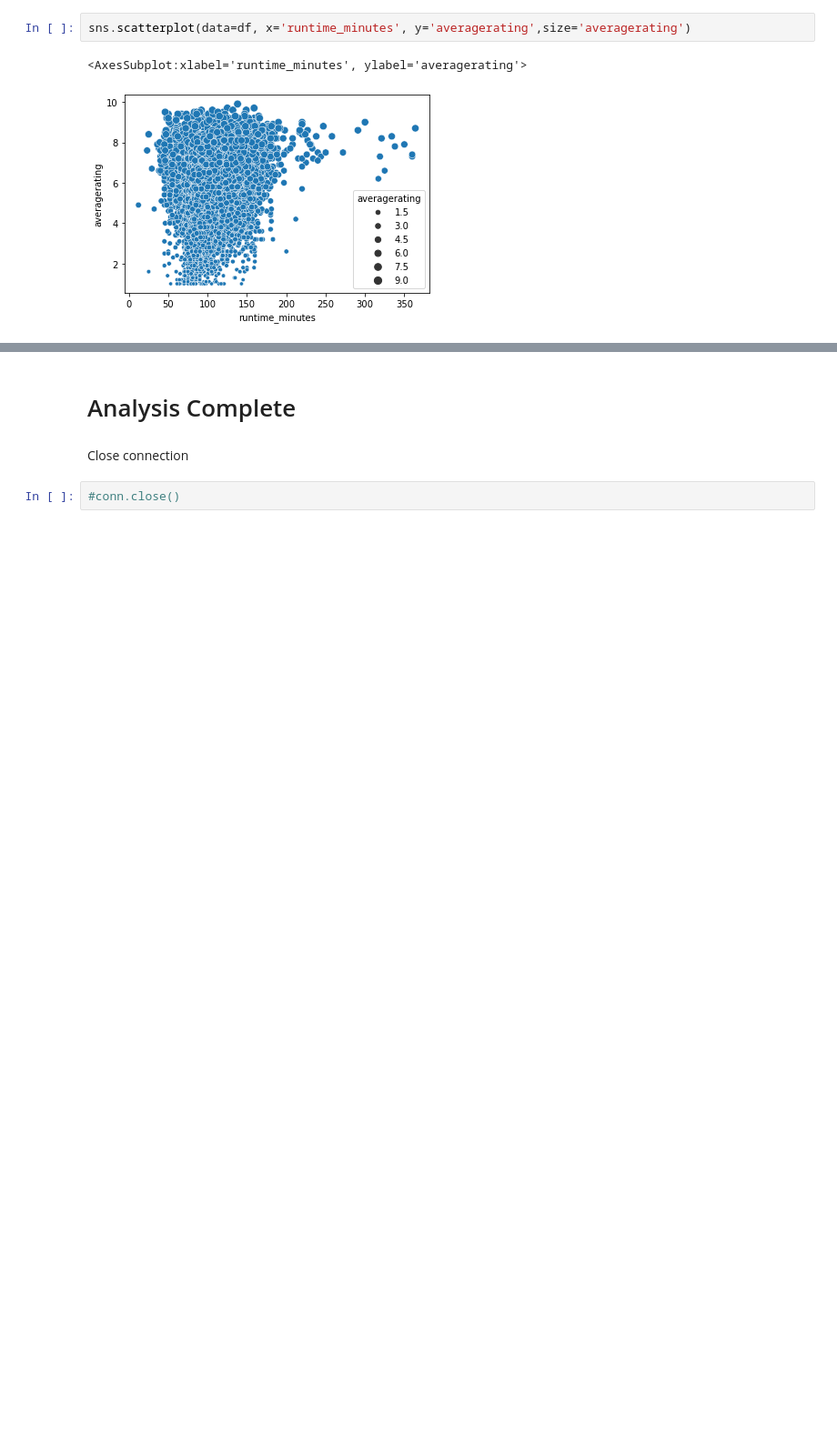
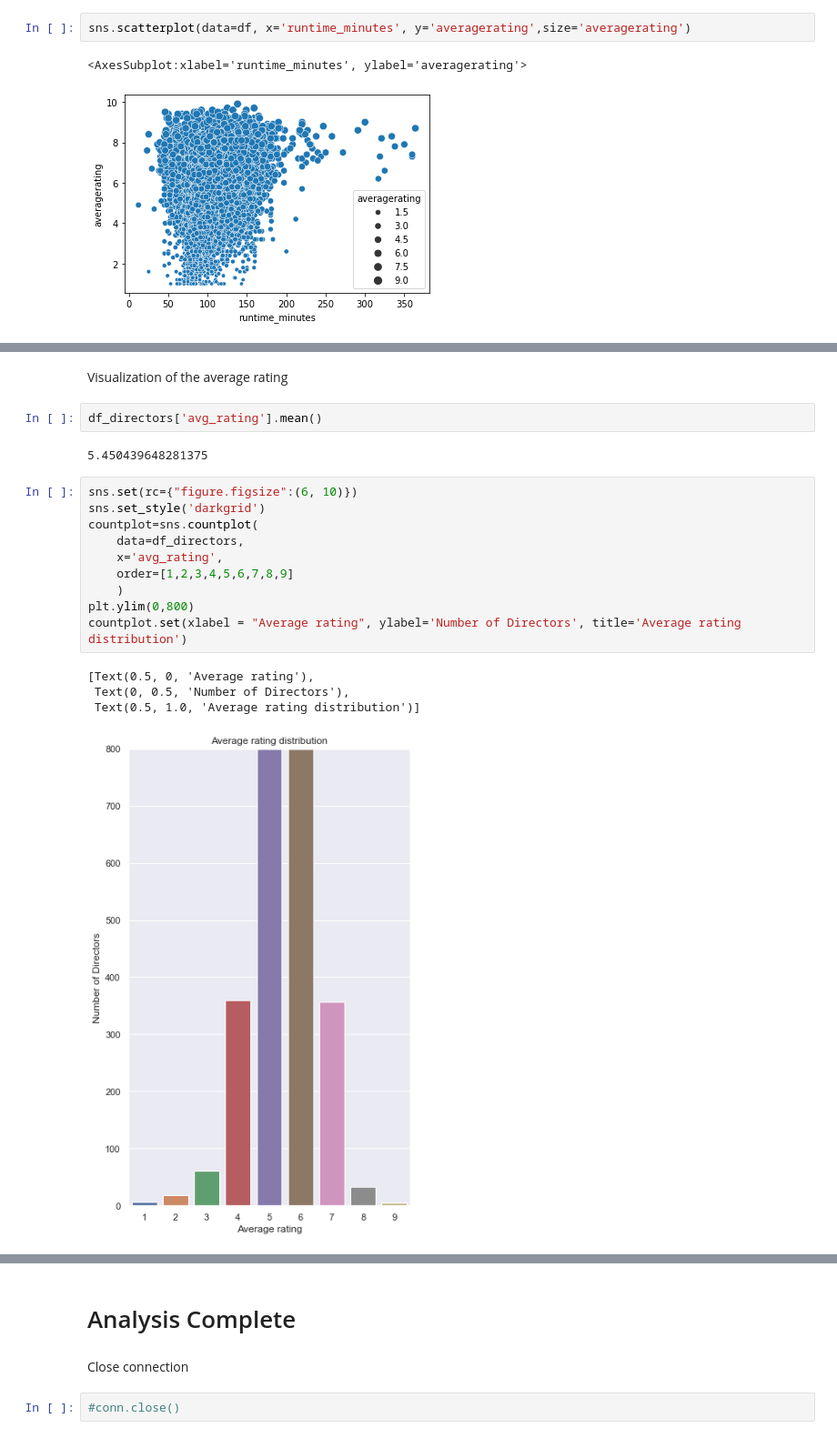
Before and after one commit to Jhuue/Flatiron-Capstone1, a Jupyter notebook: Nikhilnotebook.ipynb, the cells around one changed output, grey strips where cells are left out. Shown: that part at 91% size. Cells and saved outputs as stored; diff of their text form; blank space fills up the shorter version.

```diff
--- a/Nikhilnotebook.ipynb
+++ b/Nikhilnotebook.ipynb
@@ -314,0 +360,21 @@ KeyboardInterrupt:
+# %% [markdown]
+Visualization of the average rating
+# %%
+df_directors['avg_rating'].mean()
+# %% [output]
+5.450439648281375
+# %%
+sns.set(rc={"figure.figsize":(6, 10)})
+sns.set_style('darkgrid')
+countplot=sns.countplot(
+    data=df_directors,
+    x='avg_rating',
+    order=[1,2,3,4,5,6,7,8,9]
+    )
+plt.ylim(0,800)
+countplot.set(xlabel = "Average rating", ylabel='Number of Directors', title='Average rating distribution')
+# %% [output]
+[Text(0.5, 0, 'Average rating'),
+ Text(0, 0.5, 'Number of Directors'),
+ Text(0.5, 1.0, 'Average rating distribution')]
+[figure, added]
```
Also changed, not shown: parts of 15 cells of this notebook.
